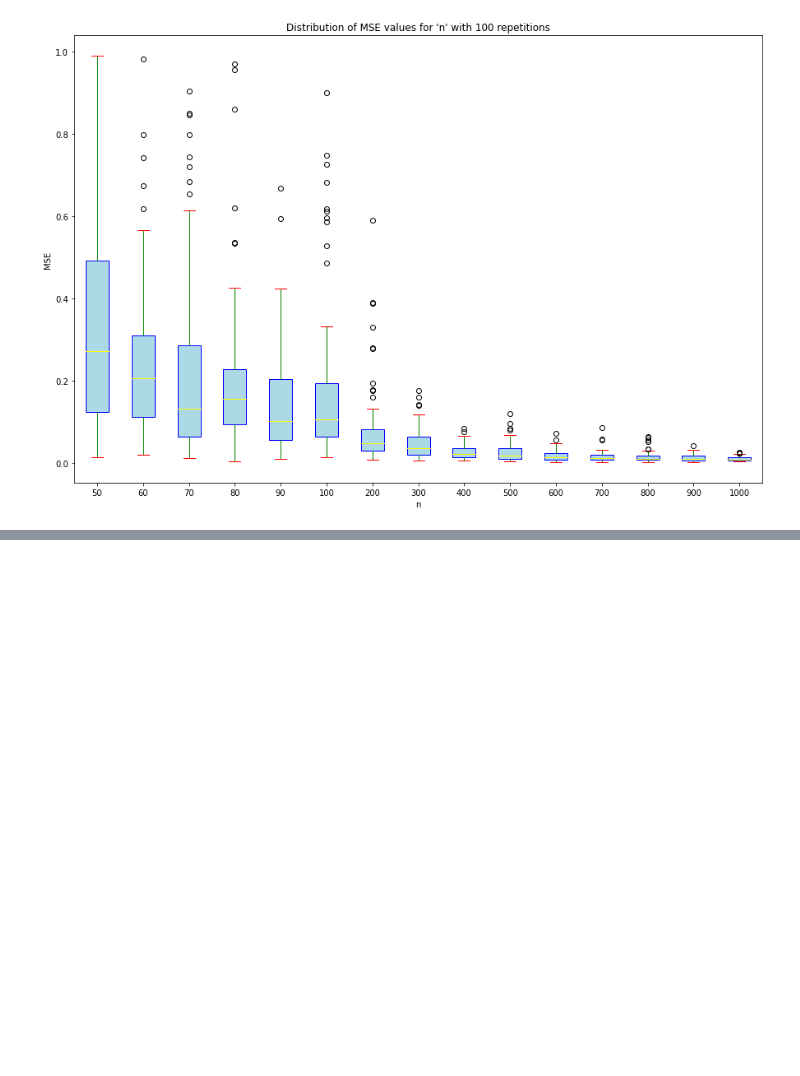
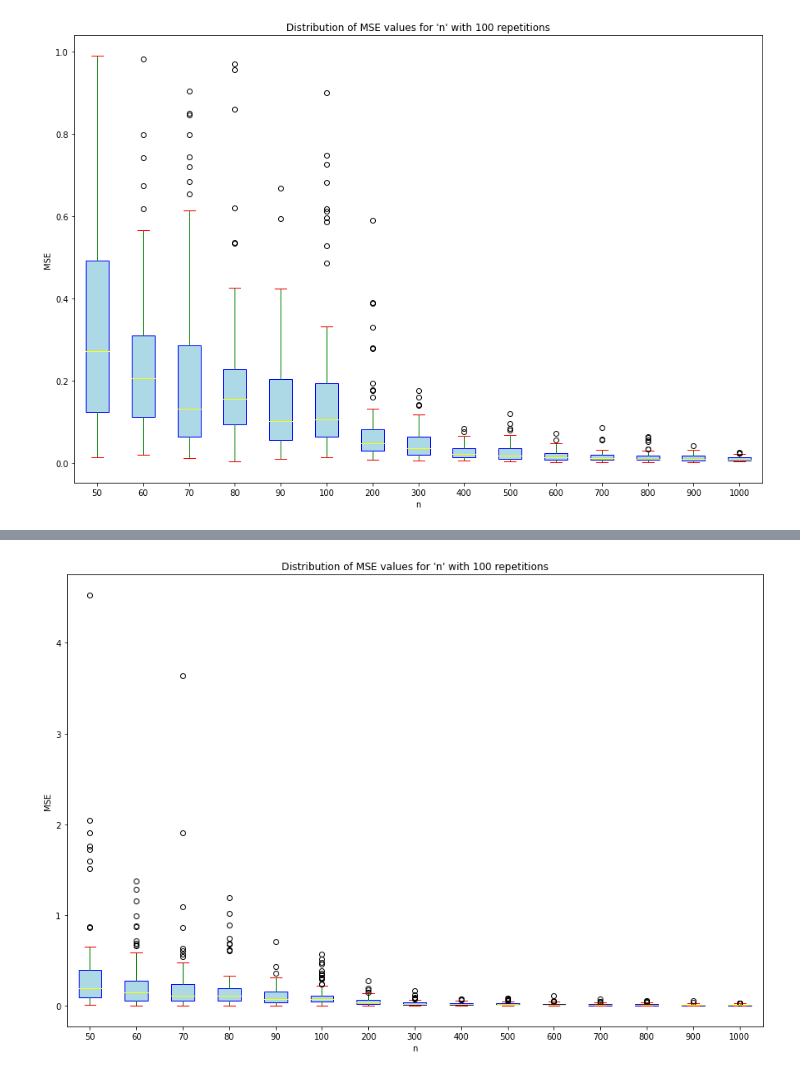
Before and after one commit to LJaremek/AdvancedMachineLearning-MINI, a Jupyter notebook: task_2/SimulationResults.ipynb, the cells around one changed output, grey strips where cells are left out. Cells and saved outputs as stored; diff of their text form; code cells hidden in the pictures; blank space fills up the shorter version.

```diff
--- a/task_2/SimulationResults.ipynb
+++ b/task_2/SimulationResults.ipynb
@@ -144,0 +163,28 @@ draw(results, max_value=1)
+# %%
+BETA_LIST = (0.5, 1, 1, 1)
+# %%
+new_results: dict[int, list[float]] = {}
+
+for n in N_LIST:
+    new_results[n] = []
+    for _ in range(L):
+        df = generate_df(n, 3)
+
+        p_list = [
+            probability(x, BETA_LIST)
+            for x in df
+        ]
+
+        y_list = [
+            np.random.binomial(1, p)
+            for p in p_list
+        ]
+
+        lf = LogisticRegression(penalty="l2", C=1000)
+        lf.fit(df, y_list)
+
+        beta_head = lf.coef_
+
+        mse_value = mse(beta_head, BETA_LIST[1:])
+
+        new_results[n].append(mse_value)
@@ -144,0 +216,4 @@ draw(results, max_value=1)
+# %%
+draw(new_results)
+# %% [output]
+[figure, added]
```
Also changed, not shown: parts of 11 cells of this notebook, 1 other file.
